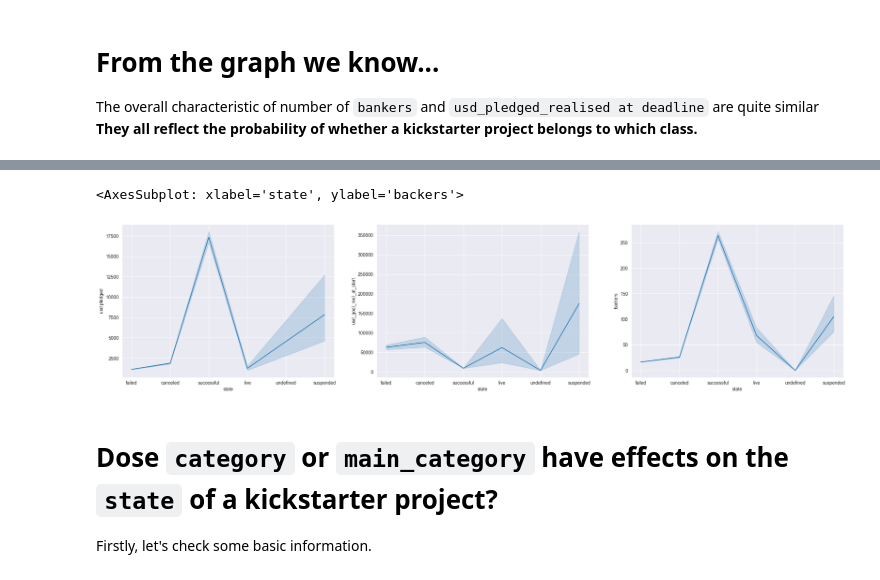
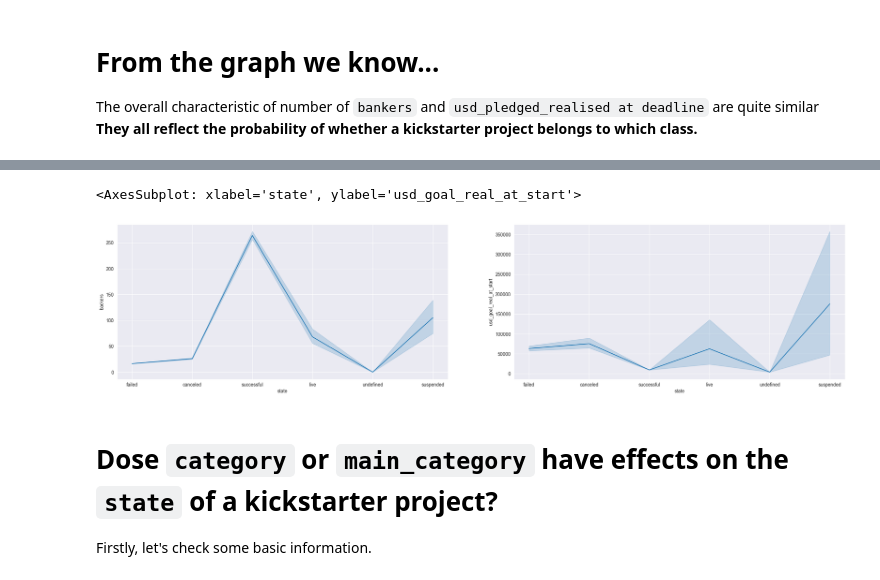
Before and after one commit to echo-cool/COMP3010J-Machine-Learning-Labs, a Jupyter notebook: Kickstarter Projects-20221019/Kickstarter.ipynb, the cells around one changed output, grey strips where cells are left out. Drawn from its saved outputs; the diff is of its cells as text; code cells hidden in the pictures.

```diff
--- a/Kickstarter Projects-20221019/Kickstarter.ipynb
+++ b/Kickstarter Projects-20221019/Kickstarter.ipynb
@@ -274,5 +303,5 @@ Which means `pledged` should be **dropped**.
 # %%
-df.drop(['pledged'], inplace=True, axis=1) # Drop pledged column
+df.drop(['usd pledged'], inplace=True, axis=1)
 # %% [markdown]
 # Then we take a look at number of `backers`.
 # %%
@@ -296,17 +328,14 @@ sns.lineplot(x='state', y='backers', data=df, ax=ax)
 # %%
 fig = plt.figure(figsize=(28,6))
 
-ax = fig.add_subplot(131)
+ax = fig.add_subplot(121)
 sns.lineplot(x='state', y='backers', data=df, ax=ax)
 
-ax = fig.add_subplot(132)
-sns.lineplot(x='state', y='usd pledged', data=df, ax=ax)
-
-ax = fig.add_subplot(133)
+ax = fig.add_subplot(122)
 sns.lineplot(x='state', y='usd_goal_real_at_start', data=df, ax=ax)
 # %% [output]
-<AxesSubplot: xlabel='state', ylabel='backers'>
+<AxesSubplot: xlabel='state', ylabel='usd_goal_real_at_start'>
-[figure, old version]
+[figure, new version]
 # %% [markdown]
 # Dose `category` or `main_category` have effects on the `state` of a kickstarter project?
 
```
Also changed, not shown: parts of 103 cells of this notebook, 1 other file.
